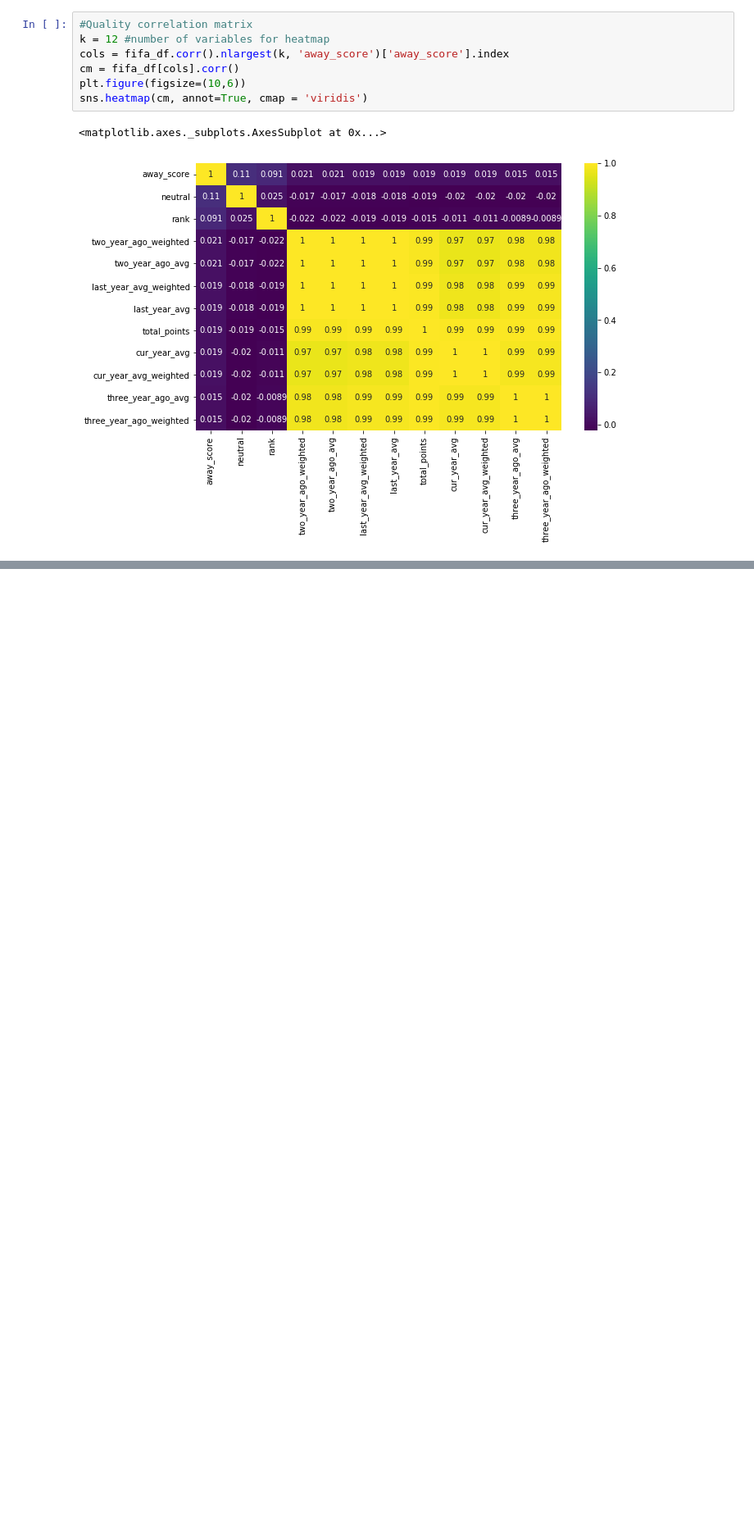
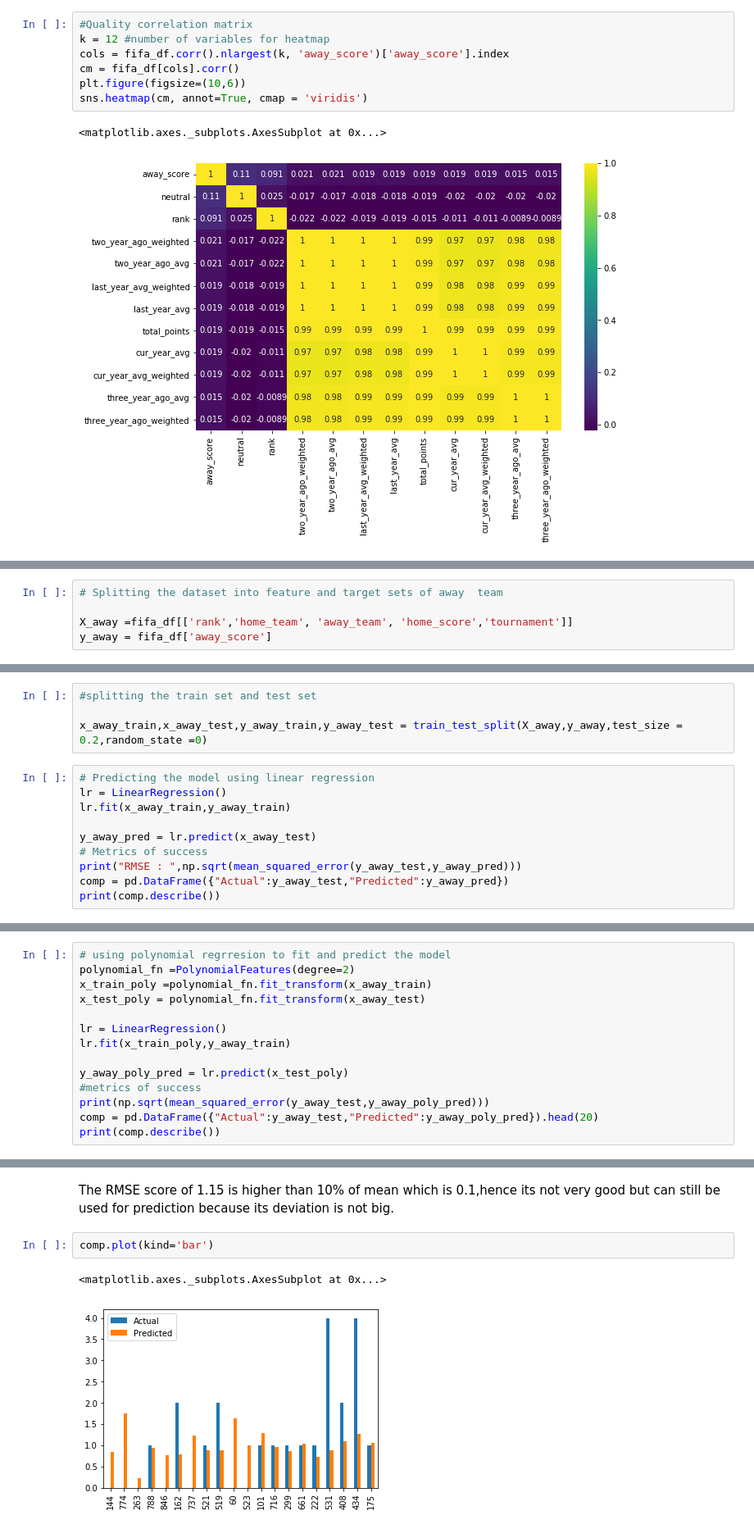
Before and after one commit to theBuluku/Mchezo_Pesa_Limited_Super_Project., a Jupyter notebook: Mchezo_Pesa_Limited_Project_.ipynb, the cells around one changed output, grey strips where cells are left out. Shown: that part at 82% size. Cells and saved outputs as stored; diff of their text form; blank space fills up the shorter version.

```diff
--- a/Mchezo_Pesa_Limited_Project_.ipynb
+++ b/Mchezo_Pesa_Limited_Project_.ipynb
@@ -317,0 +380,5 @@ sns.heatmap(cm, annot=True, cmap = 'viridis')
+# %%
+# Splitting the dataset into feature and target sets of away  team
+
+X_away =fifa_df[['rank','home_team', 'away_team', 'home_score','tournament']]
+y_away = fifa_df['away_score']
@@ -317,0 +399,14 @@ sns.heatmap(cm, annot=True, cmap = 'viridis')
+# %%
+#splitting the train set and test set
+
+x_away_train,x_away_test,y_away_train,y_away_test = train_test_split(X_away,y_away,test_size = 0.2,random_state =0)
+# %%
+# Predicting the model using linear regression
+lr = LinearRegression()
+lr.fit(x_away_train,y_away_train)
+
+y_away_pred = lr.predict(x_away_test)
+# Metrics of success
+print("RMSE : ",np.sqrt(mean_squared_error(y_away_test,y_away_pred)))
+comp = pd.DataFrame({"Actual":y_away_test,"Predicted":y_away_pred})
+print(comp.describe())
@@ -317,0 +428,14 @@ sns.heatmap(cm, annot=True, cmap = 'viridis')
+# %%
+# using polynomial regrresion to fit and predict the model
+polynomial_fn =PolynomialFeatures(degree=2)
+x_train_poly =polynomial_fn.fit_transform(x_away_train)
+x_test_poly = polynomial_fn.fit_transform(x_away_test)
+
+lr = LinearRegression()
+lr.fit(x_train_poly,y_away_train)
+
+y_away_poly_pred = lr.predict(x_test_poly)
+#metrics of success
+print(np.sqrt(mean_squared_error(y_away_test,y_away_poly_pred)))
+comp = pd.DataFrame({"Actual":y_away_test,"Predicted":y_away_poly_pred}).head(20)
+print(comp.describe())
@@ -317,0 +453,7 @@ sns.heatmap(cm, annot=True, cmap = 'viridis')
+# %% [markdown]
+The RMSE score of 1.15 is higher than 10% of mean which is 0.1,hence its not very good but can still be used for prediction because its deviation is not big.
+# %%
+comp.plot(kind='bar')
+# %% [output]
+<matplotlib.axes._subplots.AxesSubplot at 0x...>
+[figure, added]
```
Also changed, not shown: parts of 15 cells of this notebook.
